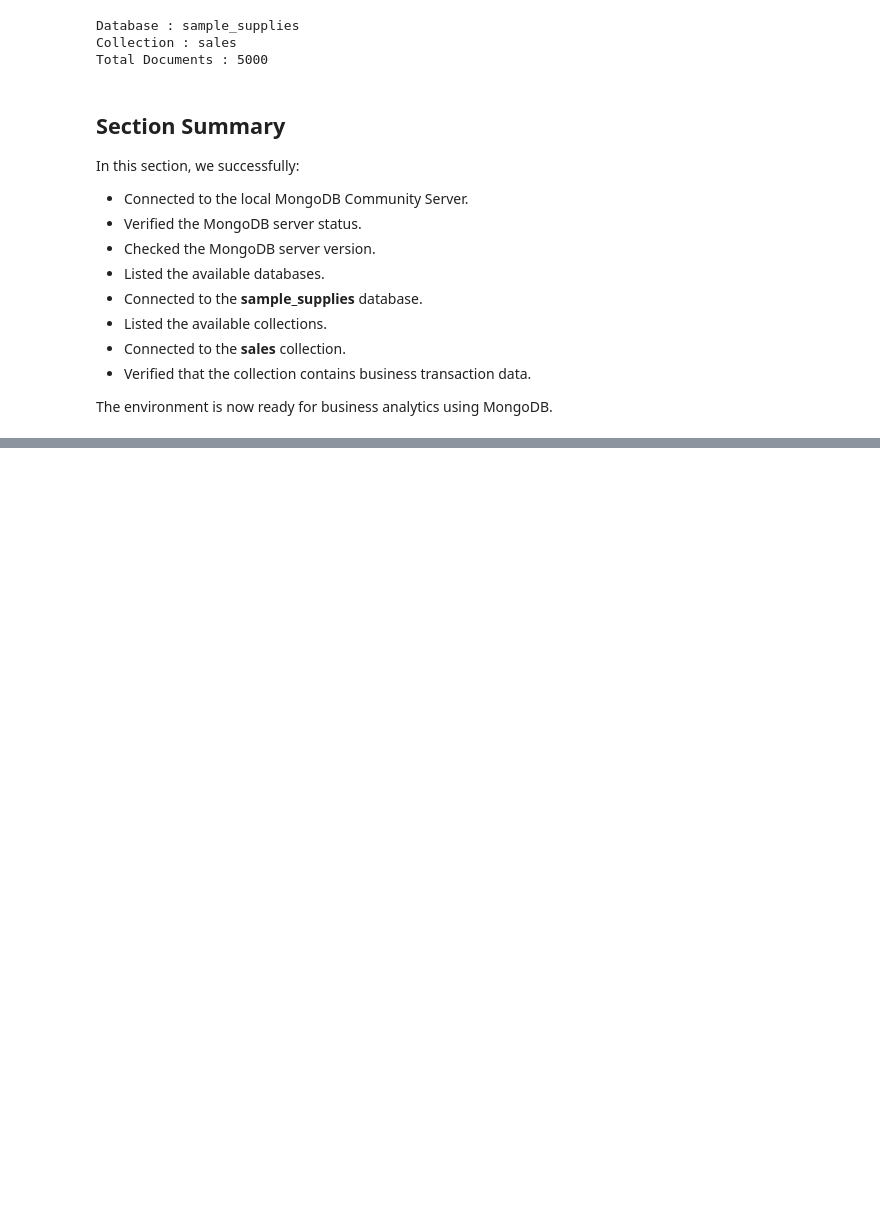
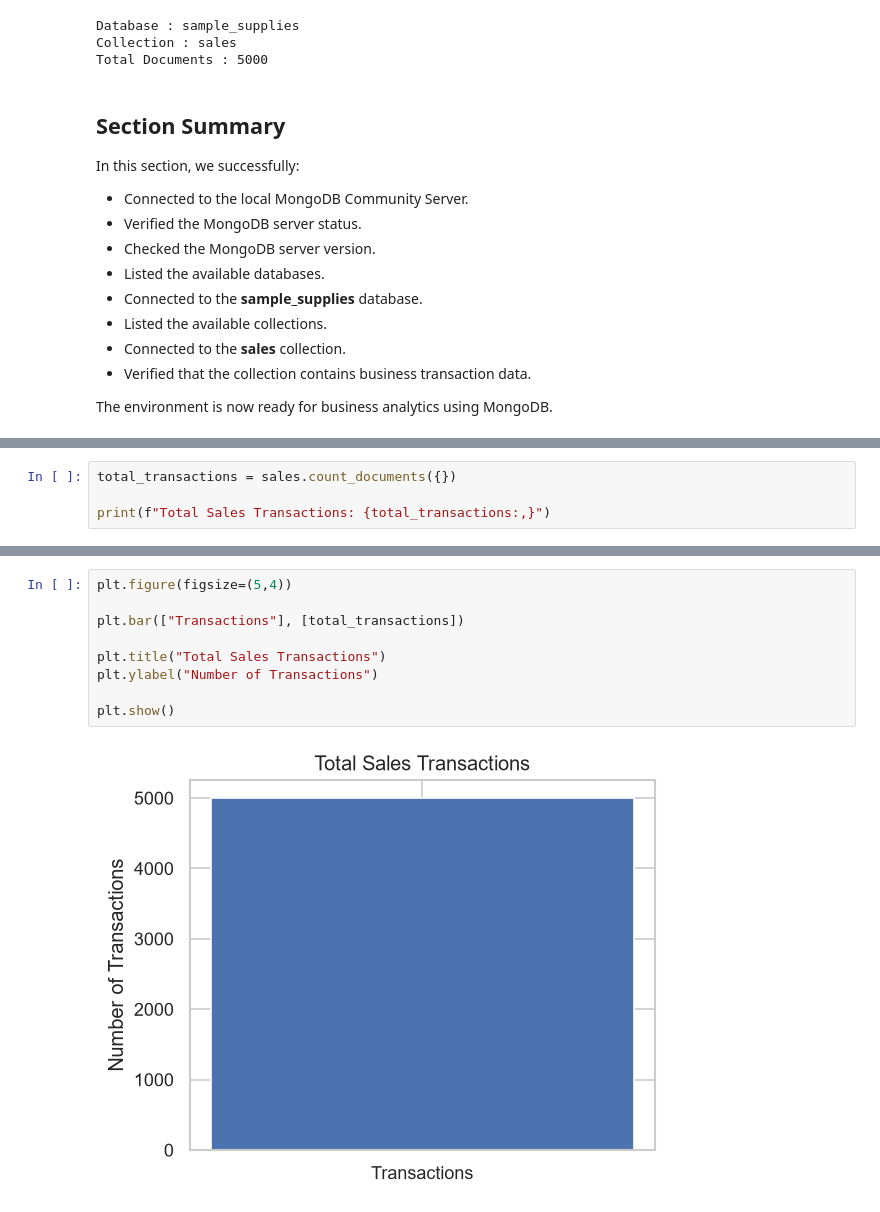
Before and after one commit to Sainadh-Bahadursha/MongoDB_EDA_Case_Study, a Jupyter notebook: notebooks/MongoDB_Business_Case_Study.ipynb, the cells around one changed output, grey strips where cells are left out. Drawn from its saved outputs; the diff is of its cells as text; blank space fills up the shorter version.

```diff
--- a/notebooks/MongoDB_Business_Case_Study.ipynb
+++ b/notebooks/MongoDB_Business_Case_Study.ipynb
@@ -257,0 +483,4 @@ The environment is now ready for business analytics using MongoDB.
+# %%
+total_transactions = sales.count_documents({})
+
+print(f"Total Sales Transactions: {total_transactions:,}")
@@ -257,0 +495,11 @@ The environment is now ready for business analytics using MongoDB.
+# %%
+plt.figure(figsize=(5,4))
+
+plt.bar(["Transactions"], [total_transactions])
+
+plt.title("Total Sales Transactions")
+plt.ylabel("Number of Transactions")
+
+plt.show()
+# %% [output]
+[figure, added]
```
Also changed, not shown: parts of 30 cells of this notebook.
